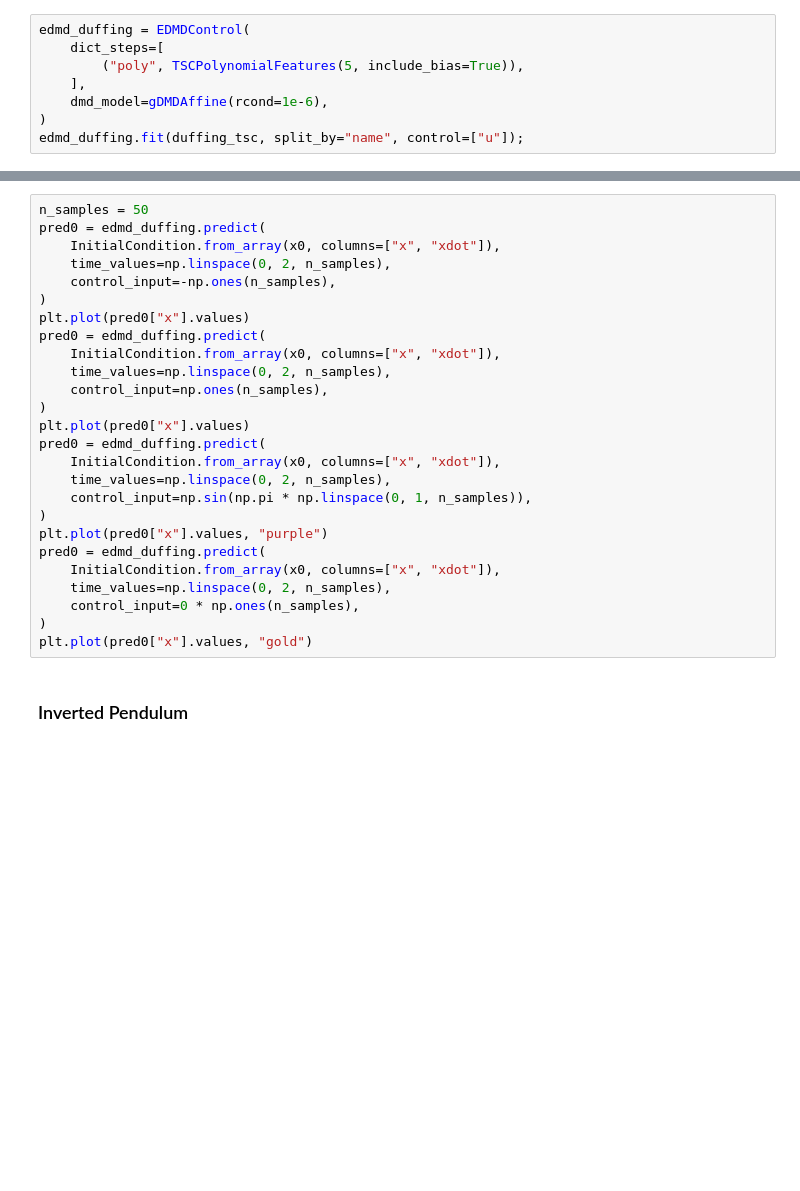
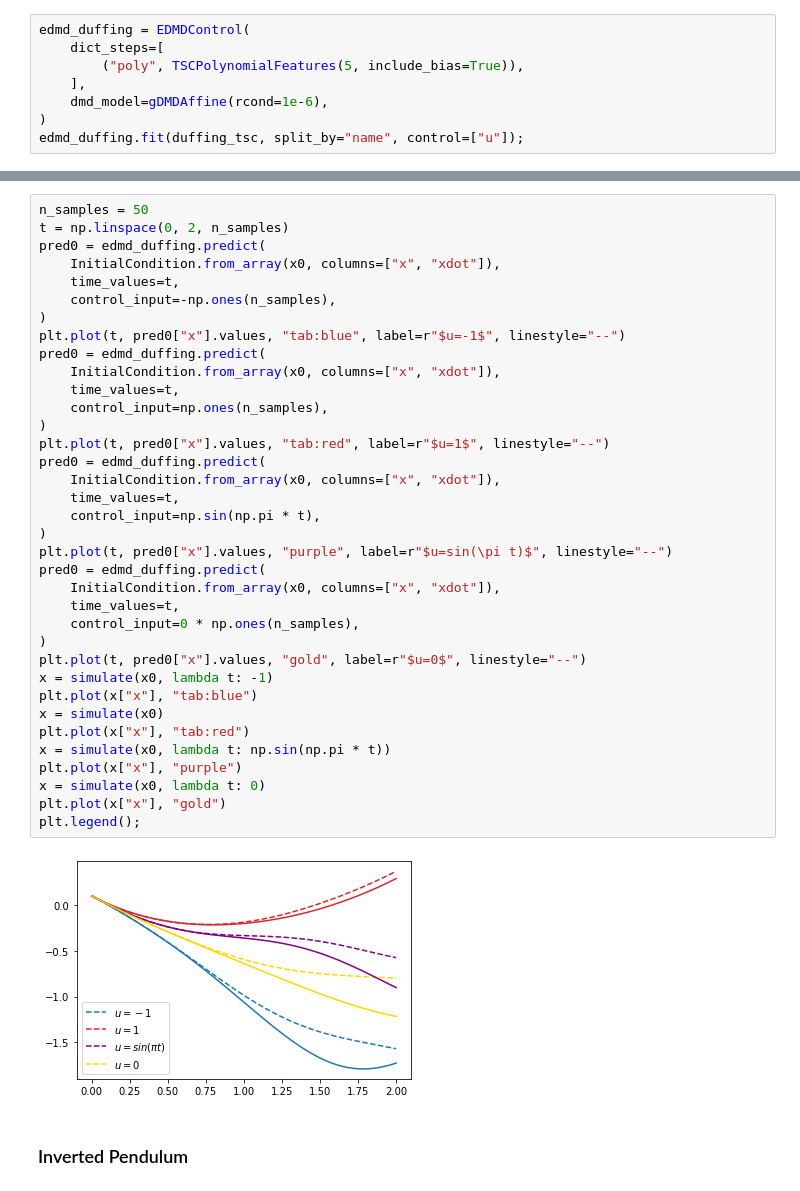
Before and after one commit to datafold-dev/datafold, a Jupyter notebook: tutorials/wip_Peitz2020.ipynb, the cells around one changed output, grey strips where cells are left out. Cells and saved outputs as stored; diff of their text form; blank space fills up the shorter version.

```diff
--- a/tutorials/wip_Peitz2020.ipynb
+++ b/tutorials/wip_Peitz2020.ipynb
@@ -124,29 +163,41 @@ print("Control eigenvalues: ", np.linalg.eigvals(edmd_duffing.control_matrix[:,
 # %%
 n_samples = 50
+t = np.linspace(0, 2, n_samples)
 pred0 = edmd_duffing.predict(
     InitialCondition.from_array(x0, columns=["x", "xdot"]),
-    time_values=np.linspace(0, 2, n_samples),
+    time_values=t,
     control_input=-np.ones(n_samples),
 )
-plt.plot(pred0["x"].values)
+plt.plot(t, pred0["x"].values, "tab:blue", label=r"$u=-1$", linestyle="--")
 pred0 = edmd_duffing.predict(
     InitialCondition.from_array(x0, columns=["x", "xdot"]),
-    time_values=np.linspace(0, 2, n_samples),
+    time_values=t,
     control_input=np.ones(n_samples),
 )
-plt.plot(pred0["x"].values)
+plt.plot(t, pred0["x"].values, "tab:red", label=r"$u=1$", linestyle="--")
 pred0 = edmd_duffing.predict(
     InitialCondition.from_array(x0, columns=["x", "xdot"]),
-    time_values=np.linspace(0, 2, n_samples),
-    control_input=np.sin(np.pi * np.linspace(0, 1, n_samples)),
+    time_values=t,
+    control_input=np.sin(np.pi * t),
 )
-plt.plot(pred0["x"].values, "purple")
+plt.plot(t, pred0["x"].values, "purple", label=r"$u=sin(\pi t)$", linestyle="--")
 pred0 = edmd_duffing.predict(
     InitialCondition.from_array(x0, columns=["x", "xdot"]),
-    time_values=np.linspace(0, 2, n_samples),
+    time_values=t,
     control_input=0 * np.ones(n_samples),
 )
-plt.plot(pred0["x"].values, "gold")
+plt.plot(t, pred0["x"].values, "gold", label=r"$u=0$", linestyle="--")
+x = simulate(x0, lambda t: -1)
+plt.plot(x["x"], "tab:blue")
+x = simulate(x0)
+plt.plot(x["x"], "tab:red")
+x = simulate(x0, lambda t: np.sin(np.pi * t))
+plt.plot(x["x"], "purple")
+x = simulate(x0, lambda t: 0)
+plt.plot(x["x"], "gold")
+plt.legend();
+# %% [output]
+[figure, added]
 # %% [markdown]
 ### Inverted Pendulum
 # %%
```
Also changed, not shown: parts of 40 cells of this notebook, 1 other file.
